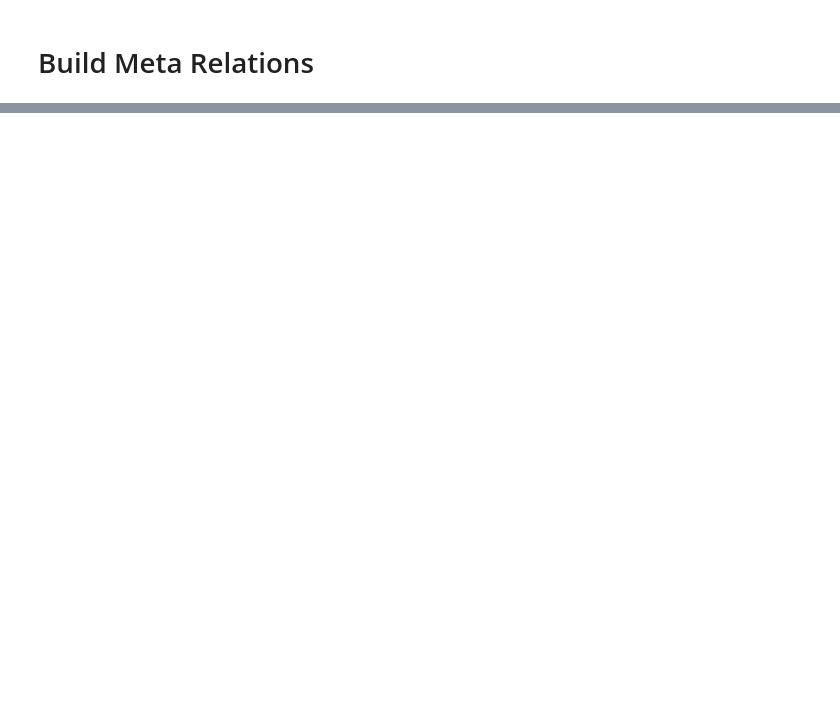
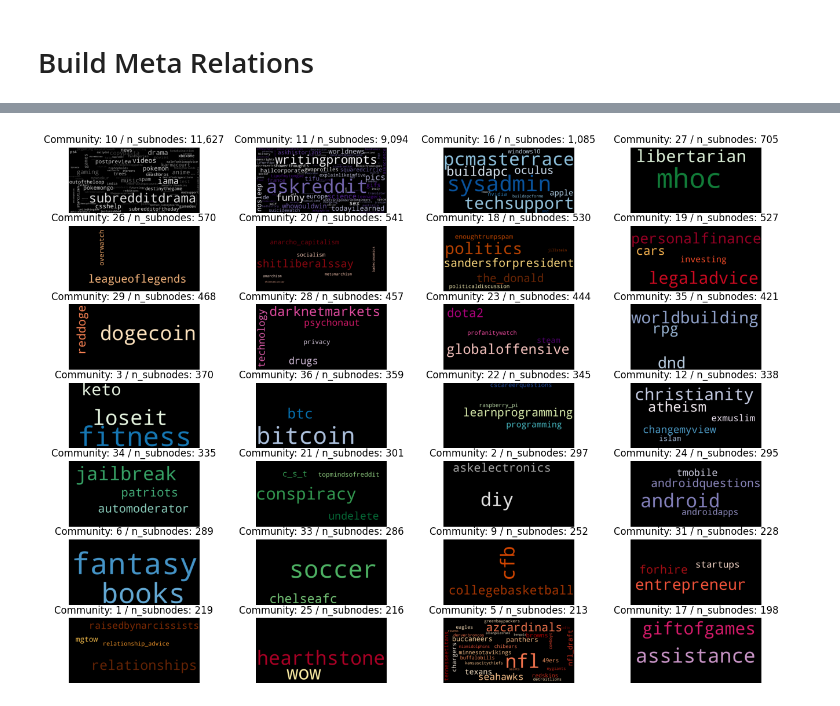
Before and after one commit to Minyall/squashy, a Jupyter notebook: squashy/demos/subreddits_demo.ipynb, the cells around one changed output, grey strips where cells are left out. Drawn from its saved outputs; the diff is of its cells as text; code cells hidden in the pictures; blank space fills up the shorter version.

```diff
--- a/squashy/demos/subreddits_demo.ipynb
+++ b/squashy/demos/subreddits_demo.ipynb
@@ -138,0 +299,4 @@ agglomerator.metrics.visualize(x='pass_', y='runtime', color='hop', log_y=True)
+# %%
+TOP_N = 30
+
+top_comms =node_list.groupby('community')['n_subnodes'].sum().sort_values(ascending=False).head(TOP_N).index.tolist()
@@ -138,0 +319,25 @@ agglomerator.metrics.visualize(x='pass_', y='runtime', color='hop', log_y=True)
+# %%
+import matplotlib.pyplot as plt
+from wordcloud import WordCloud
+
+fig, axes = plt.subplots(int(TOP_N/4),4, figsize=(16,12))
+axes = axes.flat
+
+colours = ['Greys', 'Purples', 'Blues', 'Greens', 'Oranges', 'Reds',
+                          'YlOrBr', 'YlOrRd', 'OrRd', 'PuRd', 'RdPu', 'BuPu',
+                          'GnBu', 'PuBu', 'YlGnBu', 'PuBuGn', 'BuGn', 'YlGn']
+
+counts = node_list.groupby('community')['n_subnodes'].sum()
+
+from itertools import cycle
+for community, cmap, ax in zip(top_comms, cycle(colours), axes):
+    subset = node_list.query(f'community == {community}')
+    scores = subset.set_index('id')['n_subnodes'].to_dict()
+    wc = WordCloud(colormap=cmap,
+                       width=2048,height=1024,
+                       background_color='black').generate_from_frequencies(scores)
+    ax.imshow(wc)
+    ax.axis('off')
+    ax.title.set_text(f'Community: {community} / n_subnodes: {counts.loc[community]:,}')
+# %% [output]
+[figure, added]
```
Also changed, not shown: parts of 31 cells of this notebook.
